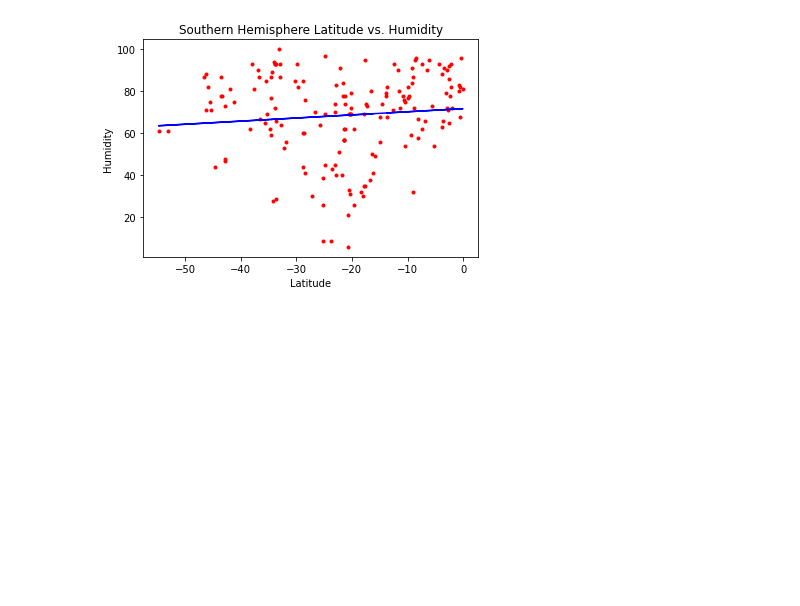
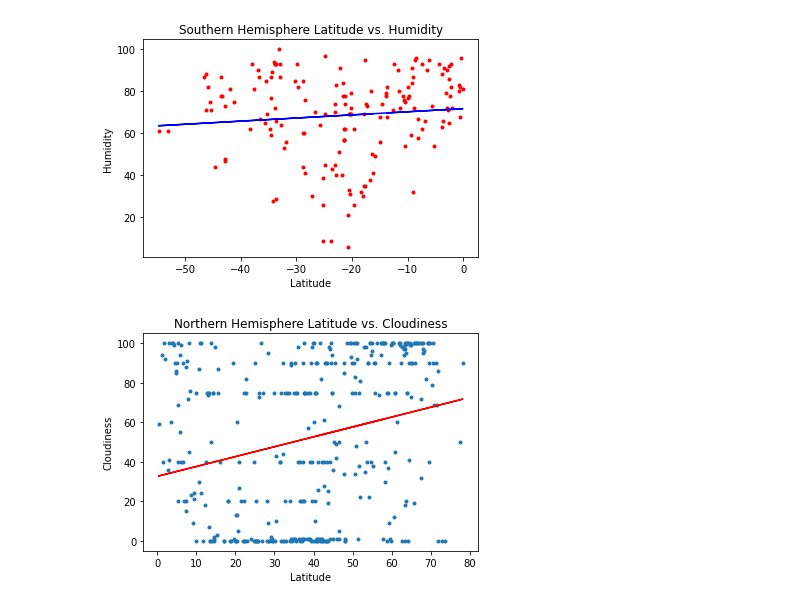
Before and after one commit to cbeachey/databootcamp-homework, a Jupyter notebook: Unit 6 API's/starter_code/WeatherPy.ipynb, the cells around one changed output. Drawn from its saved outputs; the diff is of its cells as text; code cells hidden in the pictures; blank space fills up the shorter version.

Commit message:
done plots

```diff
--- a/Unit 6 API's/starter_code/WeatherPy.ipynb
+++ b/Unit 6 API's/starter_code/WeatherPy.ipynb
@@ -322,15 +322,23 @@ plt.show()
 # %%
 #Northern Hemisphere: Latitude vs. Cloudiness
 
+slope, intercept, rvalue, pvalue, stderr = linregress(northern_hem['Latitude'], northern_hem['Cloudiness'])
+x_values = northern_hem['Latitude']
+regress_values = slope * x_values + intercept
+
+#Plot graph
 plt.scatter(northern_hem.Latitude,northern_hem.Cloudiness,s=9)
+plt.plot(x_values, regress_values, color="red")
 plt.title('Northern Hemisphere Latitude vs. Cloudiness')
 plt.xlabel('Latitude')
 plt.ylabel('Cloudiness')
 
-
+#Save .png
 plt.savefig('Northern_Latitude_vs_Cloudiness.png')
 
 plt.show()
+# %% [output]
+[figure, added]
 # %%
 #Southern Hemisphere: Latitude vs. Cloudiness
 
```
Also changed, not shown: parts of 3 cells of this notebook, 4 other files.
